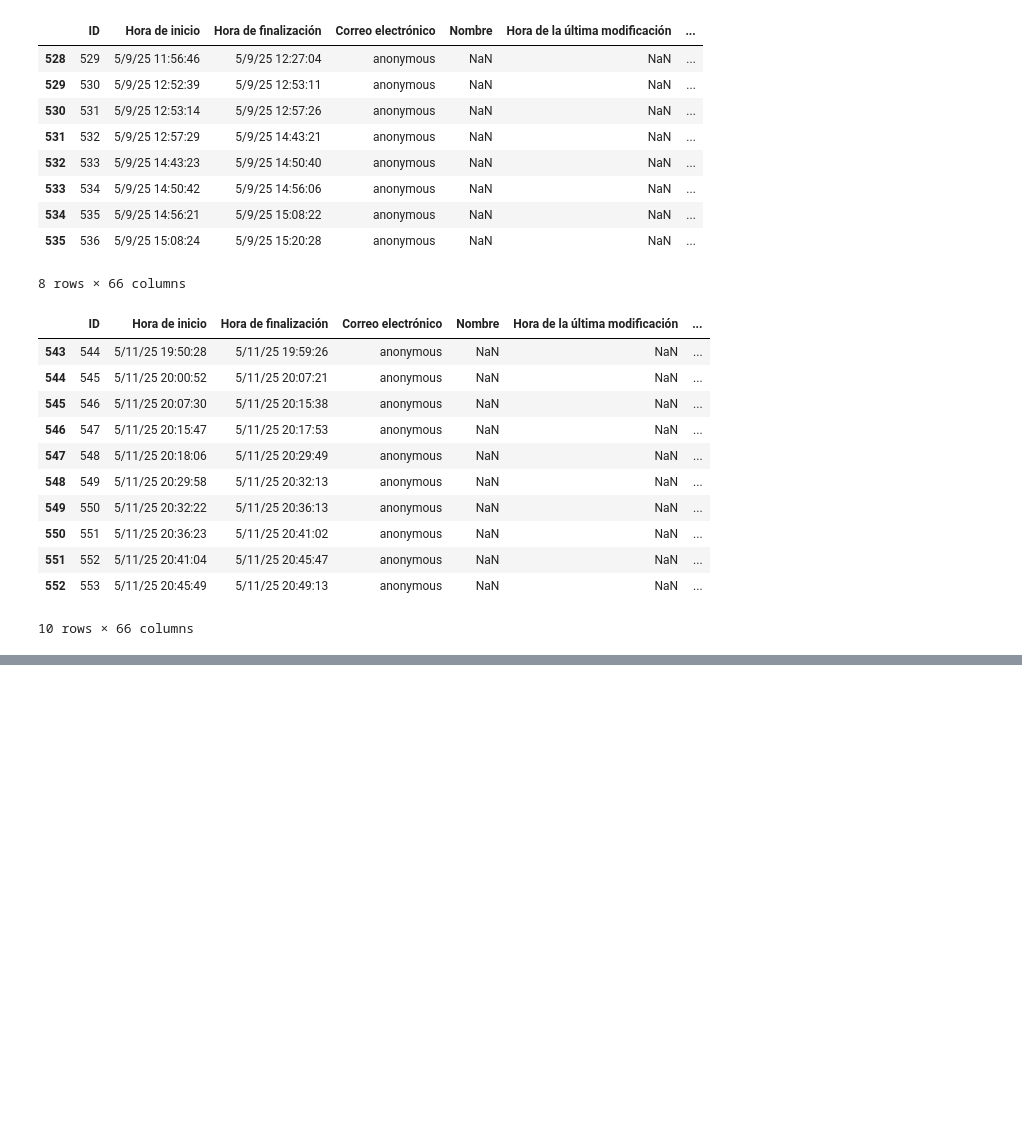
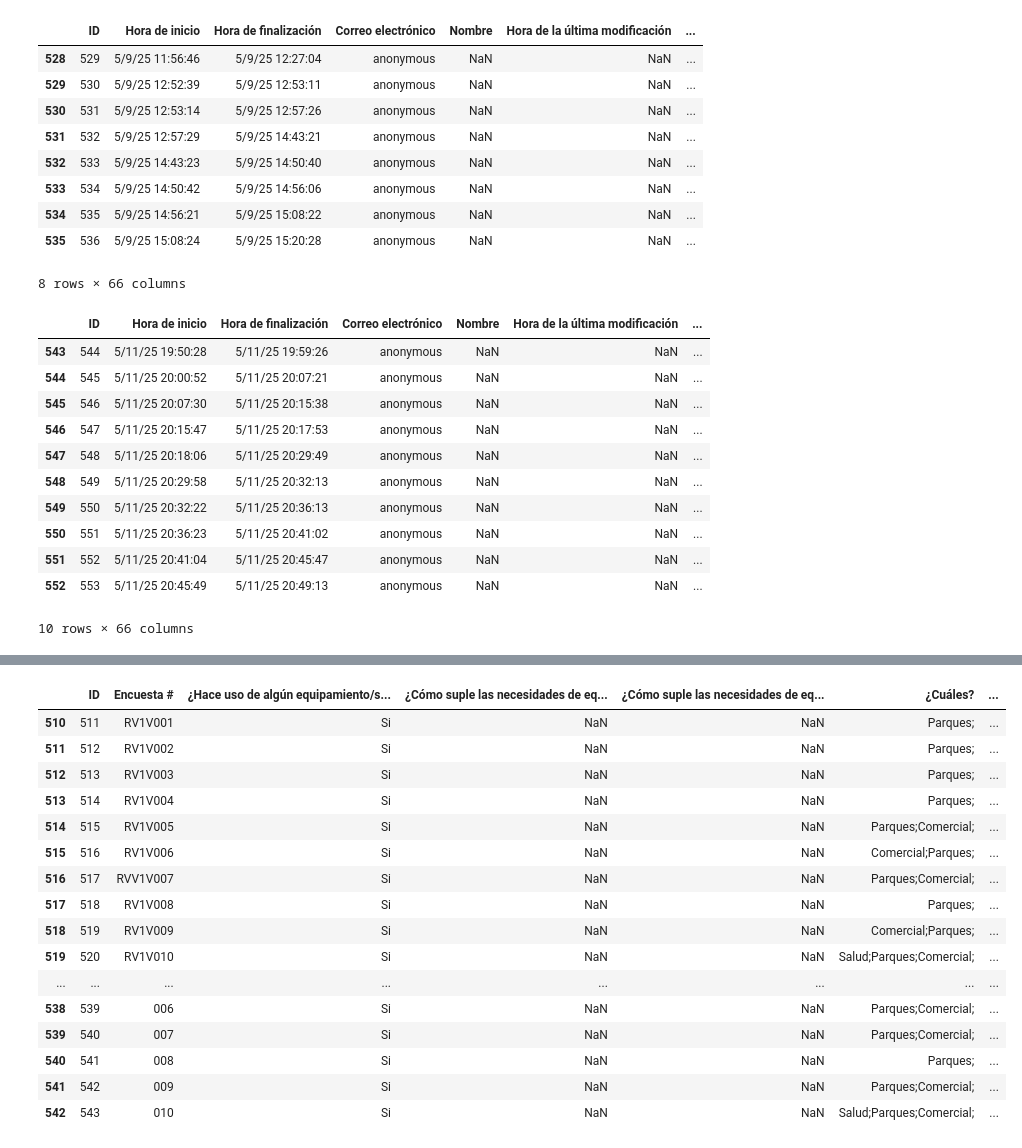
Before and after one commit to Observatorio-Ciudades/vref_walkability_index, a Jupyter notebook: notebooks/tmp_correccion_codigos_rutas.ipynb, the cells around one changed output, grey strips where cells are left out. Drawn from its saved outputs; the diff is of its cells as text; code cells hidden in the pictures; blank space fills up the shorter version.

```diff
--- a/notebooks/tmp_correccion_codigos_rutas.ipynb
+++ b/notebooks/tmp_correccion_codigos_rutas.ipynb
@@ -110,0 +275,28 @@ surveys_meli
+# %%
+surveys_ross[['ID','Encuesta #',
+              '¿Hace uso de algún equipamiento/sitio de interés localizado en el sector/territorio?',
+              '¿Cómo suple las necesidades de equipamientos educativos?',
+              '¿Cómo suple las necesidades de equipamientos de cultura o deportivos?',
+              '¿Cuáles?',
+              '¿Hacia qué tipo de equipamiento/sitio de interés se dirige?',
+              '¿Qué medio de transporte utilizó para llegar al equipamiento X? (último viaje realizado)',
+              'En una semana típica, ¿Cuántas veces realiza este mismo viaje utilizando el mismo modo de transporte?',
+              'En una semana típica, ¿Cuántas veces realiza este mismo viaje utilizando la caminata como modo de transporte? (CAMINATA)']]
+# %% [output]
+|  | ID | Encuesta # | ¿Hace uso de algún equipamiento/s... | ¿Cómo suple las necesidades de eq... | ¿Cómo suple las necesidades de eq... | ¿Cuáles? | ... |
+| 510 | 511 | RV1V001 | Si | NaN | NaN | Parques; | ... |
+| 511 | 512 | RV1V002 | Si | NaN | NaN | Parques; | ... |
+| 512 | 513 | RV1V003 | Si | NaN | NaN | Parques; | ... |
+| 513 | 514 | RV1V004 | Si | NaN | NaN | Parques; | ... |
+| 514 | 515 | RV1V005 | Si | NaN | NaN | Parques;Comercial; | ... |
+| 515 | 516 | RV1V006 | Si | NaN | NaN | Comercial;Parques; | ... |
+| 516 | 517 | RVV1V007 | Si | NaN | NaN | Parques;Comercial; | ... |
+| 517 | 518 | RV1V008 | Si | NaN | NaN | Parques; | ... |
+| 518 | 519 | RV1V009 | Si | NaN | NaN | Comercial;Parques; | ... |
+| 519 | 520 | RV1V010 | Si | NaN | NaN | Salud;Parques;Comercial; | ... |
+| ... | ... | ... | ... | ... | ... | ... | ... |
+| 538 | 539 | 006 | Si | NaN | NaN | Parques;Comercial; | ... |
+| 539 | 540 | 007 | Si | NaN | NaN | Parques;Comercial; | ... |
+| 540 | 541 | 008 | Si | NaN | NaN | Parques; | ... |
+| 541 | 542 | 009 | Si | NaN | NaN | Parques;Comercial; | ... |
+| 542 | 543 | 010 | Si | NaN | NaN | Salud;Parques;Comercial; | ... |
```
Also changed, not shown: parts of 13 cells of this notebook.
